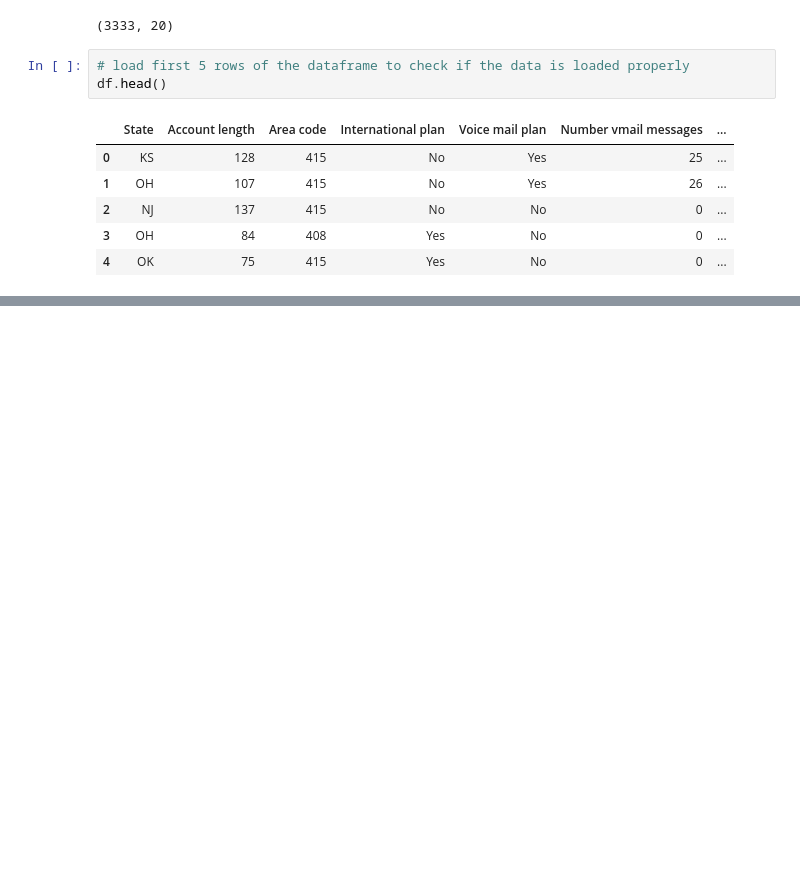
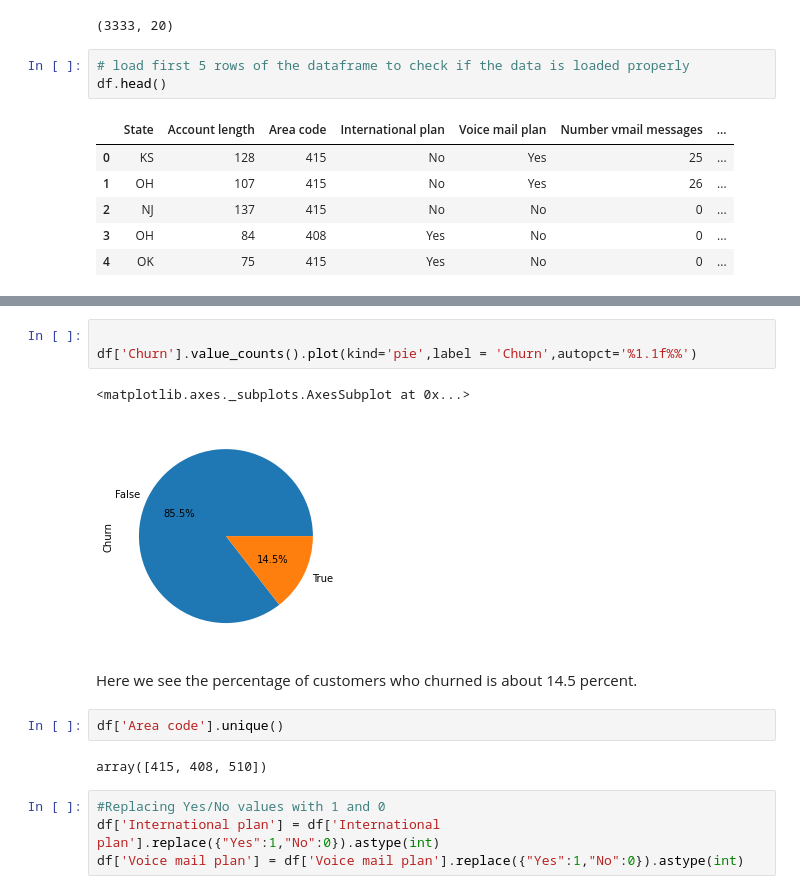
Before and after one commit to Vagueken/Customer-Churn-Analysis, a Jupyter notebook: Karan_Malhotra_Telecom_Churn_Analysis_Capstone_Project.ipynb, the cells around one changed output, grey strips where cells are left out. Drawn from its saved outputs; the diff is of its cells as text; blank space fills up the shorter version.

```diff
--- a/Karan_Malhotra_Telecom_Churn_Analysis_Capstone_Project.ipynb
+++ b/Karan_Malhotra_Telecom_Churn_Analysis_Capstone_Project.ipynb
@@ -34,0 +196,16 @@ df.head()
+# %%
+
+df['Churn'].value_counts().plot(kind='pie',label = 'Churn',autopct='%1.1f%%')
+# %% [output]
+<matplotlib.axes._subplots.AxesSubplot at 0x...>
+[figure, added]
+# %% [markdown]
+Here we see the percentage of customers who churned is about 14.5 percent.
+# %%
+df['Area code'].unique()
+# %% [output]
+array([415, 408, 510])
+# %%
+#Replacing Yes/No values with 1 and 0
+df['International plan'] = df['International plan'].replace({"Yes":1,"No":0}).astype(int)
+df['Voice mail plan'] = df['Voice mail plan'].replace({"Yes":1,"No":0}).astype(int)
```
Also changed, not shown: parts of 72 cells of this notebook.
